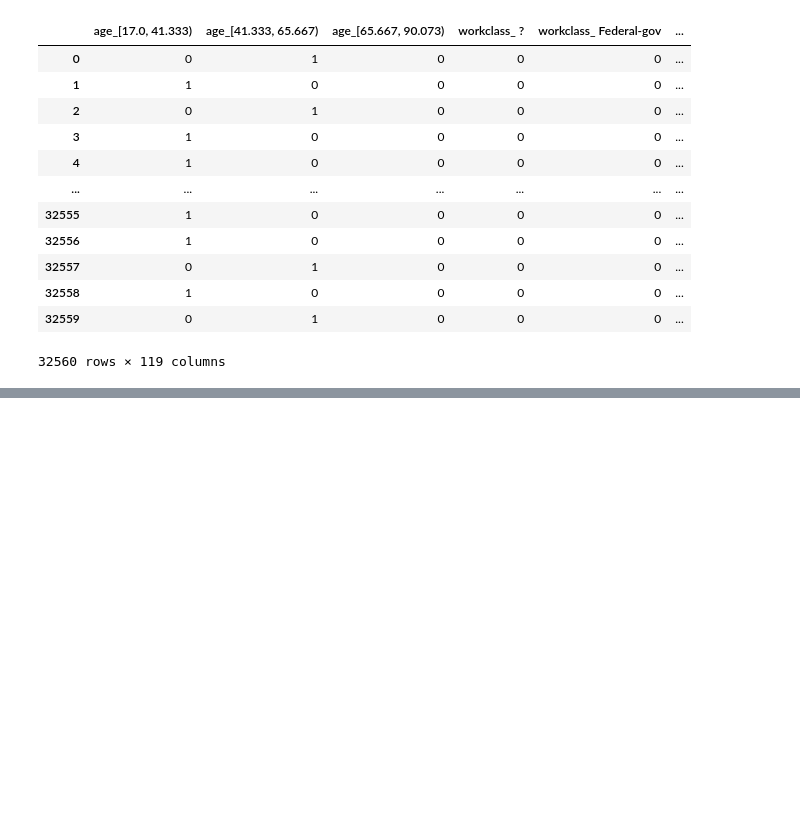
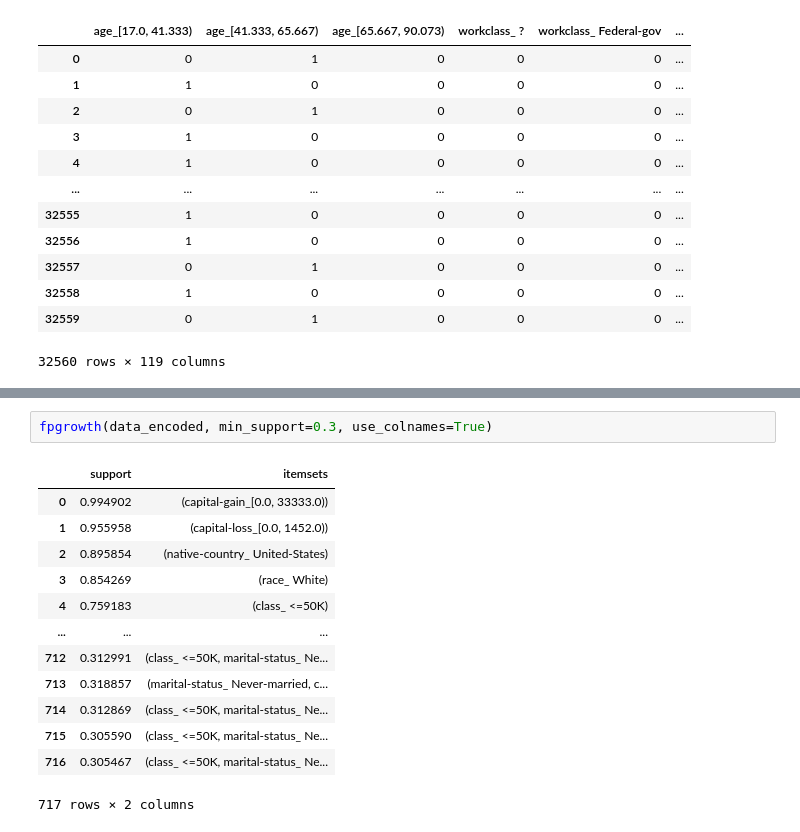
Before and after one commit to golly10/Metodos-descriptivos, a Jupyter notebook: Tema 2/Actividad1/MendezTorrero_JuanJose_Tema2_Actividad1.ipynb, the cells around one changed output, grey strips where cells are left out. Cells and saved outputs as stored; diff of their text form; blank space fills up the shorter version.

```diff
--- a/Tema 2/Actividad1/MendezTorrero_JuanJose_Tema2_Actividad1.ipynb
+++ b/Tema 2/Actividad1/MendezTorrero_JuanJose_Tema2_Actividad1.ipynb
@@ -74,0 +73,16 @@ Habría que contar con las reglas que contengan la columna class_<=50K o class_>
+# %%
+fpgrowth(data_encoded, min_support=0.3, use_colnames=True)
+# %% [output]
+|  | support | itemsets |
+| 0 | 0.994902 | (capital-gain_[0.0, 33333.0)) |
+| 1 | 0.955958 | (capital-loss_[0.0, 1452.0)) |
+| 2 | 0.895854 | (native-country_ United-States) |
+| 3 | 0.854269 | (race_ White) |
+| 4 | 0.759183 | (class_ <=50K) |
+| ... | ... | ... |
+| 712 | 0.312991 | (class_ <=50K, marital-status_ Ne... |
+| 713 | 0.318857 | (marital-status_ Never-married, c... |
+| 714 | 0.312869 | (class_ <=50K, marital-status_ Ne... |
+| 715 | 0.305590 | (class_ <=50K, marital-status_ Ne... |
+| 716 | 0.305467 | (class_ <=50K, marital-status_ Ne... |
+717 rows × 2 columns
```
Also changed, not shown: parts of 4 cells of this notebook, 8 other files.
